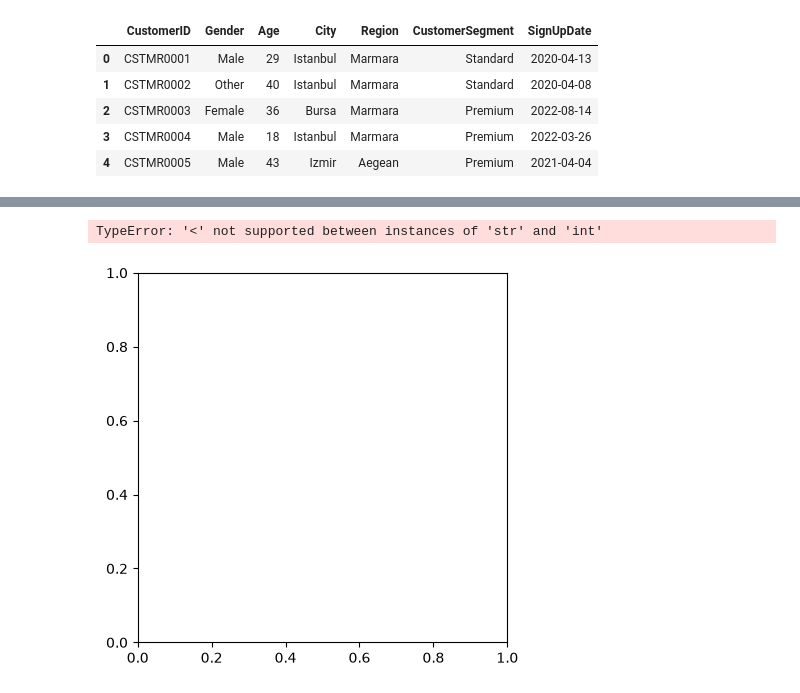
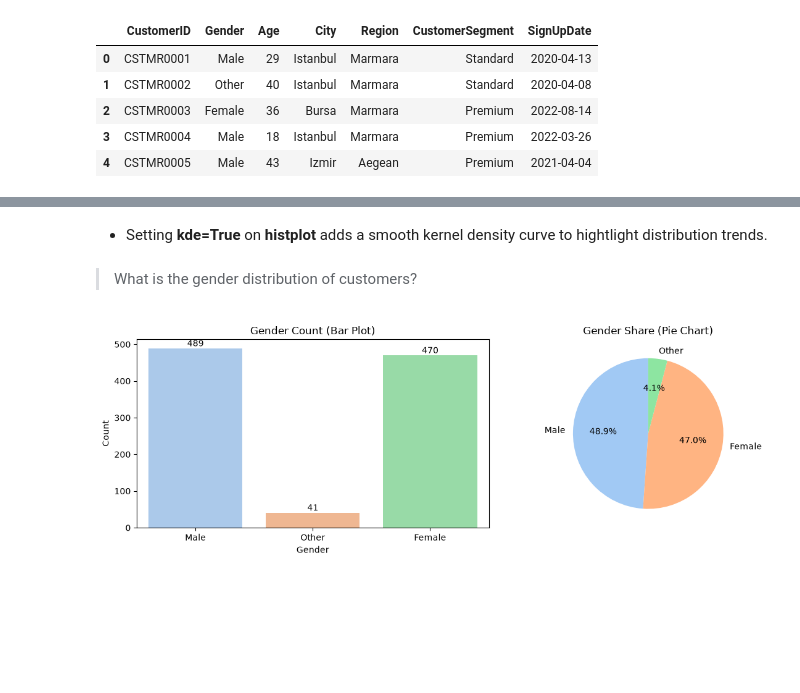
Before and after one commit to geff-ghost/notebooks, a Jupyter notebook: retail_data/MixedKnowledge.ipynb, the cells around one changed output, grey strips where cells are left out. Drawn from its saved outputs; the diff is of its cells as text; code cells hidden in the pictures; blank space fills up the shorter version.

```diff
--- a/retail_data/MixedKnowledge.ipynb
+++ b/retail_data/MixedKnowledge.ipynb
@@ -721,8 +764,0 @@ plt.xticks(rotation=45, ha='right');
-# %%
-# Which gender dominates the customers
-plt.pie(data=customers, autopct='%1.1%%', x='Gender')
-
-plt.title('Customers Gender Distribution');
-# %% [output]
-TypeError: '<' not supported between instances of 'str' and 'int'
-[figure, removed]
@@ -730,0 +765,48 @@ plt.p
+# %% [markdown]
+- Setting **kde=True** on **histplot** adds a smooth kernel density curve to hightlight distribution trends.
+# %% [markdown]
+> What is the gender distribution of customers?
+# %%
+# Calculate frequency counts
+gender_distribution = customers['Gender'].value_counts()
+
+fig, axes = plt.subplots(1, 2, figsize=(12, 4))
+
+# Bar plot using Seaborn
+sns.countplot(
+    data=customers,
+    x='Gender',
+    hue='Gender',
+    legend=False,
+    ax=axes[0],
+    palette='pastel',
+)
+axes[0].set_title('Gender Count (Bar Plot)')
+axes[0].set_xlabel('Gender')
+axes[0].set_ylabel('Count')
+
+# Add exact value labels on top of bars
+for p in axes[0].patches:
+    axes[0].annotate(
+        f"{int(p.get_height())}",
+        (p.get_x() + p.get_width() / 2.0, p.get_height()),
+        ha='center',
+        va='center',
+        xytext=(0, 5),
+        textcoords='offset points',
+    )
+
+# Pie Chart using Matplotlib
+axes[1].pie(
+    gender_distribution,
+    labels=gender_distribution.index,
+    autopct='%1.1f%%',
+    startangle=90,
+    colors=sns.color_palette('pastel'),
+)
+axes[1].set_title('Gender Share (Pie Chart)')
+
+plt.tight_layout()
+plt.show()
+# %% [output]
+[figure, added]
```
Also changed, not shown: parts of 10 cells of this notebook.
